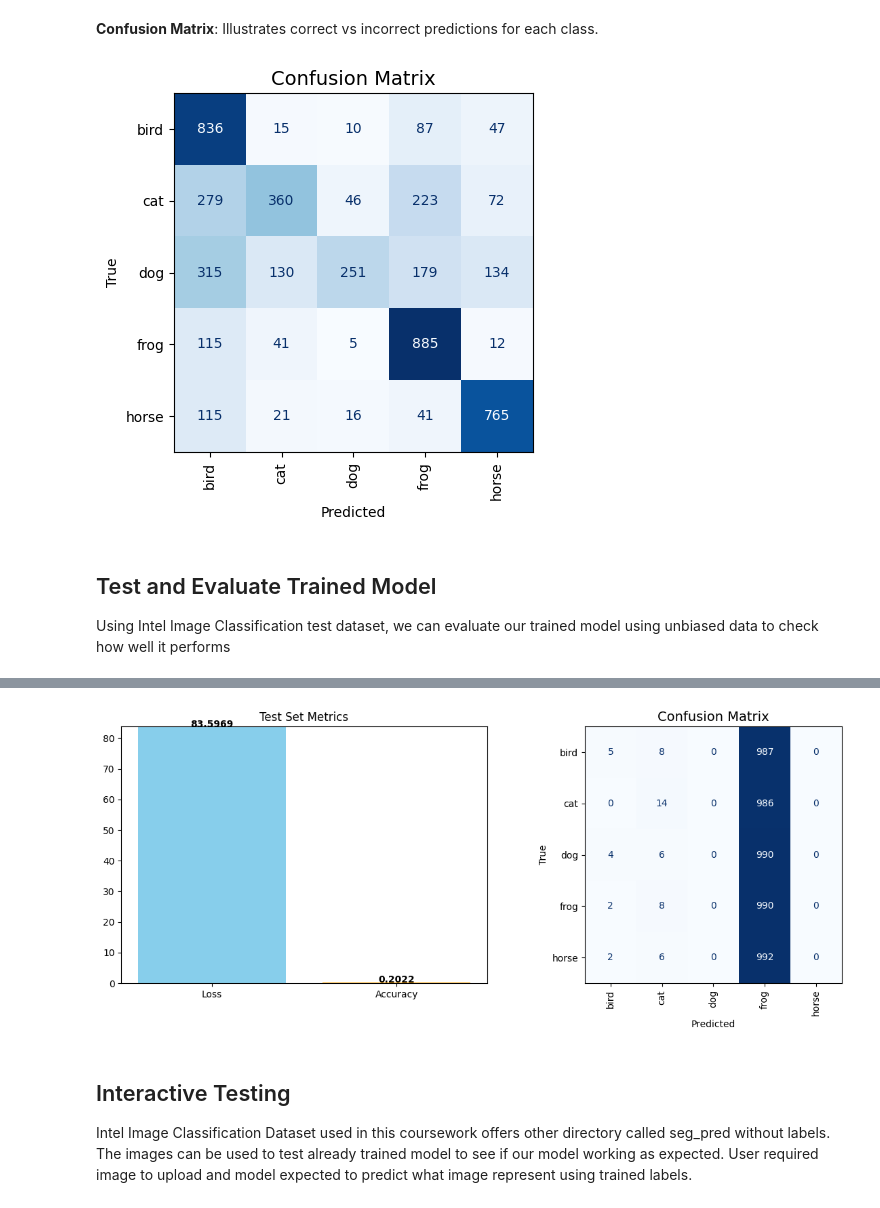
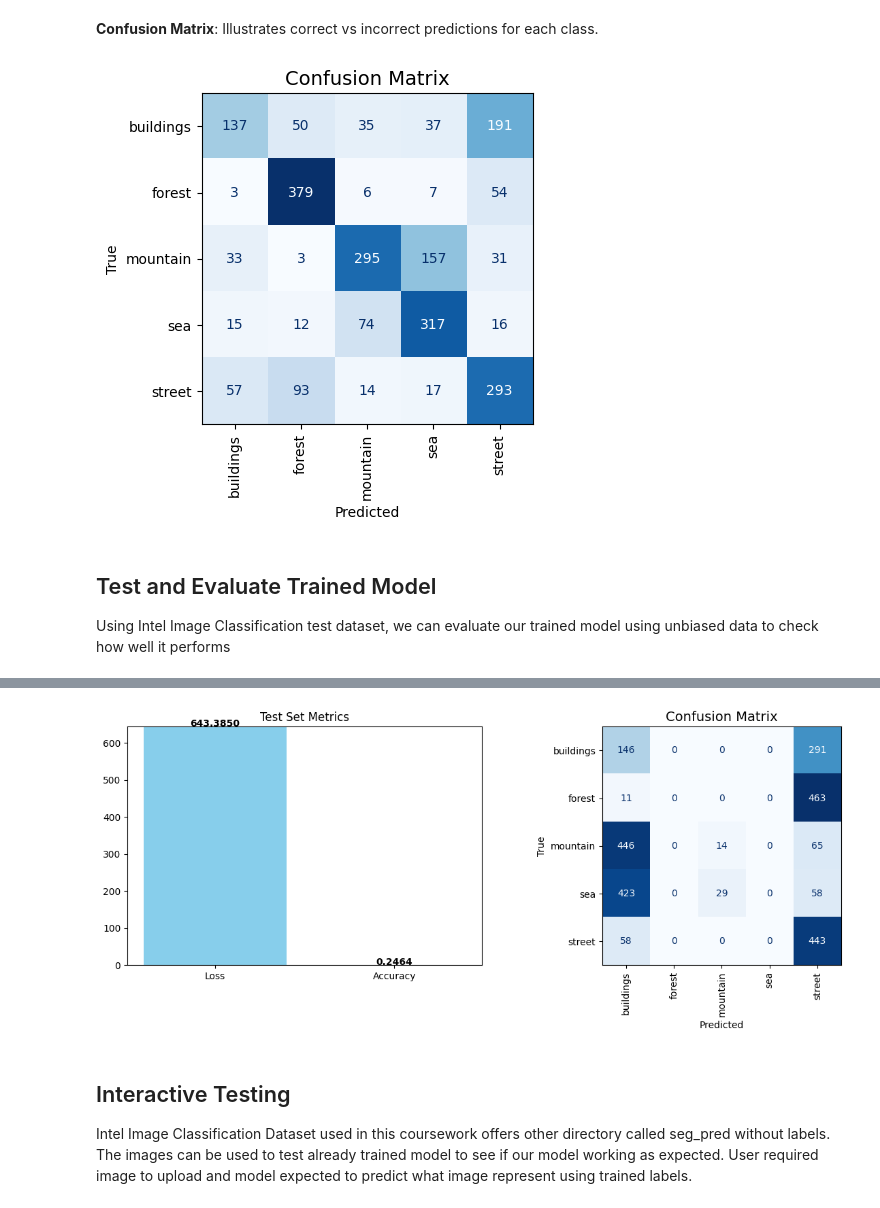
Before and after one commit to baxasd/MLCW2, a Jupyter notebook: Z22590018_MLCW2.ipynb, the cells around one changed output, grey strips where cells are left out. Drawn from its saved outputs; the diff is of its cells as text; code cells hidden in the pictures.

```diff
--- a/Z22590018_MLCW2.ipynb
+++ b/Z22590018_MLCW2.ipynb
@@ -113,7 +110,7 @@ The `image_dataset_from_directory` utility automatically reads images from folde
 # tf.random.set_seed(10)
 
 # Assign corresponding directories to variables.
-train_dir = os.path.join(target_dir, "cifar10/train")
+train_dir = os.path.join(target_dir, "seg_train/seg_train")
 
 # Training data 80% split
 train_data = image_dataset_from_directory(
@@ -121,7 +118,7 @@ train_data = image_dataset_from_directory(
     validation_split=0.2,
     subset='training',
     seed=10,
-    image_size=(32,32),
+    image_size=(128,128),
     batch_size=32,
     label_mode='categorical'
 )
@@ -132,7 +129,7 @@ val_data = image_dataset_from_directory(
     validation_split=0.2,
     subset='validation',
     seed=10,
-    image_size=(32,32),
+    image_size=(128,128),
     batch_size=32,
     label_mode='categorical',
 )
@@ -167,31 +164,38 @@ The CNN consists of:
 5. **Dropout**: To prevent overfitting. Enable it when using large number of neurons
 6. **Output Layer**: Specify number of classes, with softmax activation for multi-class classification.
 # %%
+base = EfficientNetB0(include_top=False, weights="imagenet", input_shape=(128,128,3))
+base.trainable = False   # freeze weights
+
 model = Sequential([
-    Input(shape=(32,32,3)),
+    Input(shape=(128,128,3)),
     Rescaling(1./255),
+
+    data_augmentation,
 
     # Block 1
     Conv2D(32, 3, activation="relu", padding="same"),
+    Conv2D(32, 3, activation="relu", padding="same"),
     BatchNormalization(),
-    Conv2D(32, 3, activation="relu", padding="same"),
     MaxPooling2D(),
 
     # Block 2
     Conv2D(64, 3, activation="relu", padding="same"),
+    Conv2D(64, 3, activation="relu", padding="same"),
     BatchNormalization(),
-    Conv2D(64, 3, activation="relu", padding="same"),
     MaxPooling2D(),
 
-    # Optional Block 3
-    Conv2D(96, 3, activation="relu", padding="same"),
+    # Block 3
+    Conv2D(128, 3, activation="relu", padding="same"),
+    Conv2D(128, 3, activation="relu", padding="same"),
     BatchNormalization(),
-    Conv2D(96, 3, activation="relu", padding="same"),
     MaxPooling2D(),
 
     GlobalAveragePooling2D(),
 
     Dense(128, activation="relu"),
+    Dropout(0.5),
+    Dense(64, activation="relu"),
     Dropout(0.3),
     Dense(num_classes, activation="softmax")
 ])
@@ -228,7 +232,7 @@ Model: "sequential_1"
 # Early stopping
 early_stop = EarlyStopping(
     monitor='val_loss',
-    patience=3,
+    patience=5,
     restore_best_weights=True
 )
 
@@ -243,7 +247,7 @@ metrics=['accuracy']
 history = model.fit(
 train_data,
 validation_data=val_data,
-epochs=10,
+epochs=15,
 callbacks=[early_stop]
 )
 # %% [output]
@@ -332,7 +335,7 @@ plt.ylabel("True")
 plt.tight_layout()
 plt.show()
 # %% [output]
-[figure, old version]
+[figure, new version]
 # %% [markdown]
 ## Test and Evaluate Trained Model
 Using Intel Image Classification test dataset, we can evaluate our trained model using unbiased data to check how well it performs
@@ -341,14 +344,15 @@ Using Intel Image Classification test dataset, we can evaluate our trained model
 # We will be using already provided test directory from Intel image dataset
 
 # Assign corresponding directories to variables.
-test_dir = os.path.join(target_dir, "cifar10/test")
+test_dir = os.path.join(target_dir, "seg_test/seg_test")
 
 # Get test data
 test_data = image_dataset_from_directory(
     test_dir,
-    image_size=(150,150),
-    batch_size=32,
-    label_mode='categorical'
+    image_size=(128,128),
+    batch_size=16,
+    label_mode='categorical',
+    shuffle=False
 )
 
 # Evaluate model
@@ -388,4 +392,4 @@ Found 5000 files belonging to 5 classes.
-[figure, old version]
+[figure, new version]
 # %% [markdown]
 ## Interactive Testing
 
```
Also changed, not shown: parts of 8 cells of this notebook.
